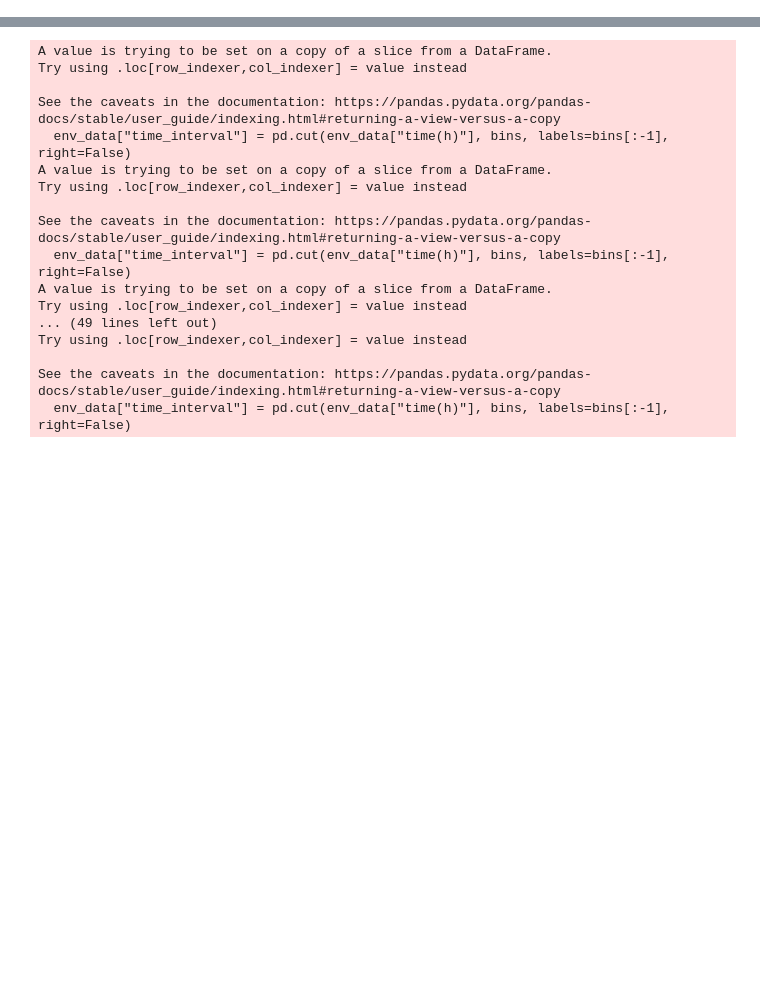
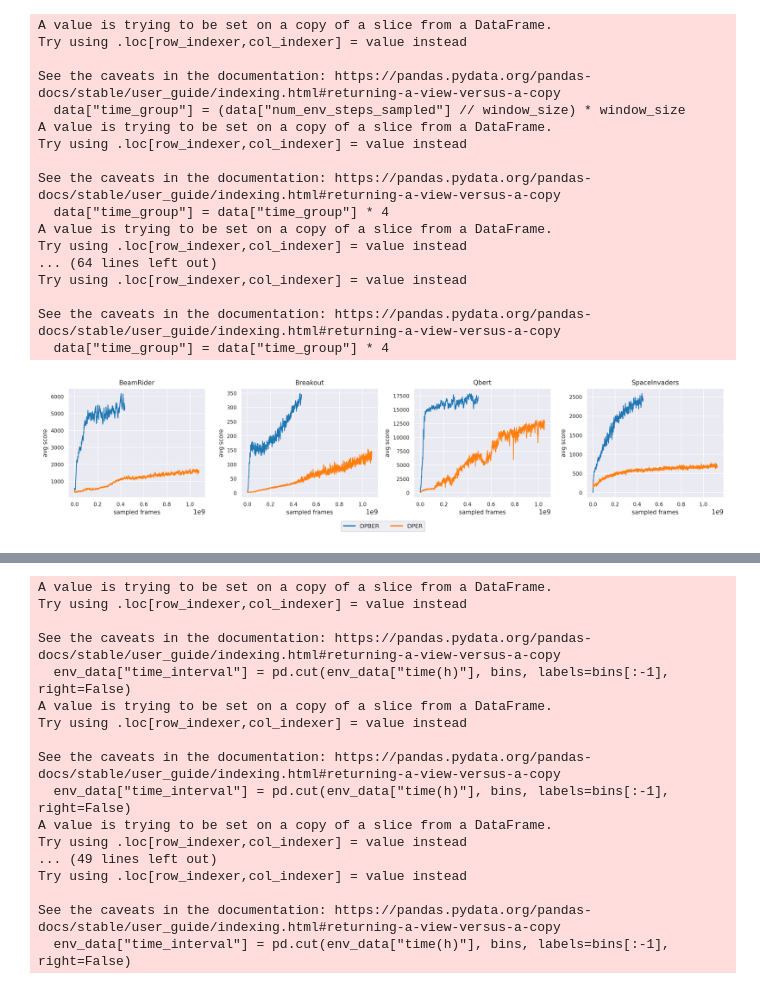
Before and after one commit to seventheli/Block_ExperienceReplay, a Jupyter notebook: JADE_statistics_D.ipynb, the cells around one changed output, grey strips where cells are left out. Drawn from its saved outputs; the diff is of its cells as text; code cells hidden in the pictures; blank space fills up the shorter version.

```diff
--- a/JADE_statistics_D.ipynb
+++ b/JADE_statistics_D.ipynb
@@ -74,0 +216,73 @@ See the caveats in the documentation: https://pandas.pydata.org/pandas-docs/stab
+# %%
+data_df = pd.read_csv(data_path)
+data_df = data_df[data_df["env"].isin(["BeamRider", "Breakout", "Qbert", "SpaceInvaders"])]
+data_df = data_df[data_df["size"].isin([1, 32])]
+# Filter the environments
+data_df["time(h)"] = data_df["time_total_s"] / 3600
+sampler = {env: data_df[data_df['env'] == env] for env in data_df['env'].unique()}
+window_size = 12500
+
+def compute_rolling_mean(data, window_size=0.5):
+    data["time_group"] = (data["num_env_steps_sampled"] // window_size) * window_size
+    data["time_group"] = data["time_group"] * 4
+    smoothed_data = data.groupby(["time_group", "buffer"])[["episode_reward_mean"]].mean().reset_index()
+    return smoothed_data
+
+smoothed_sampler = {env: compute_rolling_mean(data) for env, data in sampler.items()}
+
+# Custom palette for the buffers
+buffer_palette = {
+    'DPBER': sns.color_palette("tab10")[0],
+    'DPER': sns.color_palette("tab10")[1]
+}
+
+# Create a 6x4 grid for the plots
+fig, axes = plt.subplots(1, 4, figsize=(15, 3), dpi=300)
+axes = axes.reshape(-1)
+
+# Calculate the rolling mean for each environment and then plot
+for ax_n, env in enumerate(data_df['env'].unique()):
+    data_env = data_df[data_df['env'] == env]
+    smoothed_data_env = compute_rolling_mean(data_env)
+
+    ax = sns.lineplot(x="time_group", y="episode_reward_mean", hue="buffer", data=smoothed_data_env, ax=axes[ax_n], palette=buffer_palette, linewidth=1.2)
+    ax.set_title(env, fontsize=10)
+    ax.set_xlabel("sampled frames", fontsize=9)
+    ax.set_ylabel("avg score", fontsize=9)
+    ax.xaxis.set_tick_params(labelsize=8)
+    ax.yaxis.set_tick_params(labelsize=8)
+
+    # Remove the legend from the subplot
+    ax.get_legend().remove()
+
+# Hide any unused subplots
+for ax_n in range(len(data_df['env'].unique()), len(axes)):
+    axes[ax_n].axis('off')
+
+# Create a fixed set of legend labels and their corresponding lines
+fixed_legend_labels = ['DPBER', 'DPER']
+fixed_legend_lines = [plt.Line2D([0], [0], color=buffer_palette[label], lw=2) for label in fixed_legend_labels]
+fig.legend(fixed_legend_lines, fixed_legend_labels, loc="upper center", bbox_to_anchor=(0.5, -0.05), ncol=len(fixed_legend_labels), fontsize=9)
+
+plt.tight_layout()
+plt.subplots_adjust(hspace=0.5, bottom=0.1)
+plt.show()
+# %% [output]
+A value is trying to be set on a copy of a slice from a DataFrame.
+Try using .loc[row_indexer,col_indexer] = value instead
+
+See the caveats in the documentation: https://pandas.pydata.org/pandas-docs/stable/user_guide/indexing.html#returning-a-view-versus-a-copy
+  data["time_group"] = (data["num_env_steps_sampled"] // window_size) * window_size
+A value is trying to be set on a copy of a slice from a DataFrame.
+Try using .loc[row_indexer,col_indexer] = value instead
+
+See the caveats in the documentation: https://pandas.pydata.org/pandas-docs/stable/user_guide/indexing.html#returning-a-view-versus-a-copy
+  data["time_group"] = data["time_group"] * 4
+A value is trying to be set on a copy of a slice from a DataFrame.
+Try using .loc[row_indexer,col_indexer] = value instead
+... (64 lines left out)
+Try using .loc[row_indexer,col_indexer] = value instead
+
+See the caveats in the documentation: https://pandas.pydata.org/pandas-docs/stable/user_guide/indexing.html#returning-a-view-versus-a-copy
+  data["time_group"] = data["time_group"] * 4
+[figure, added]
```
Also changed, not shown: parts of 9 cells of this notebook, 23 other files.
